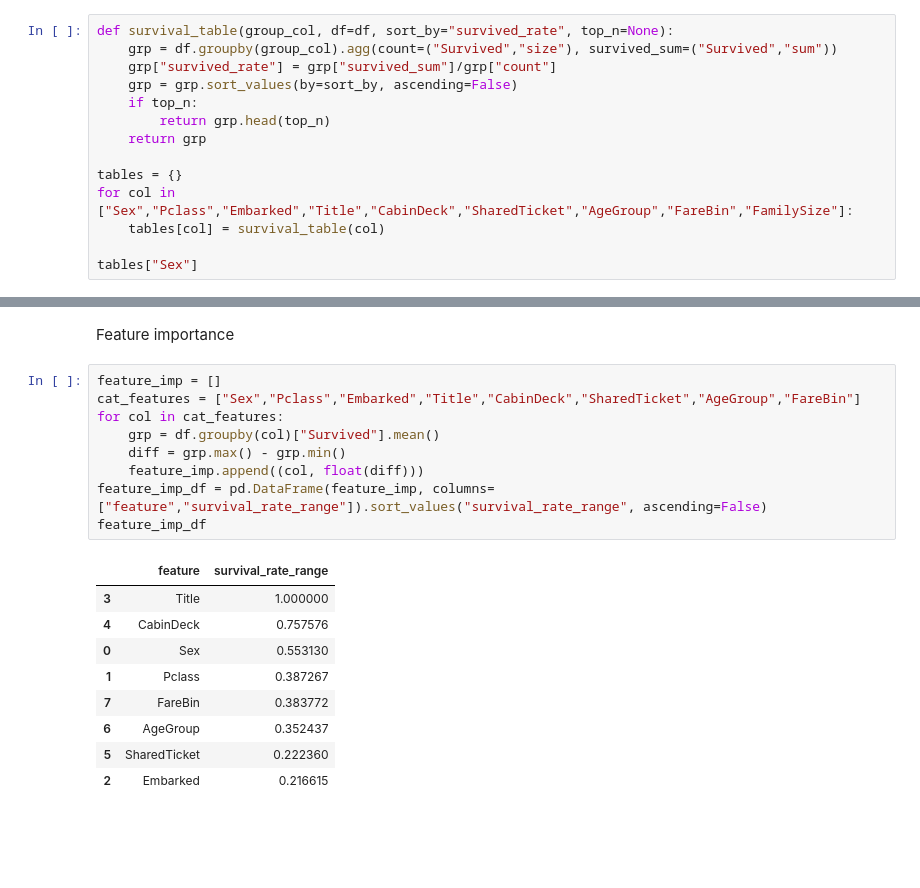
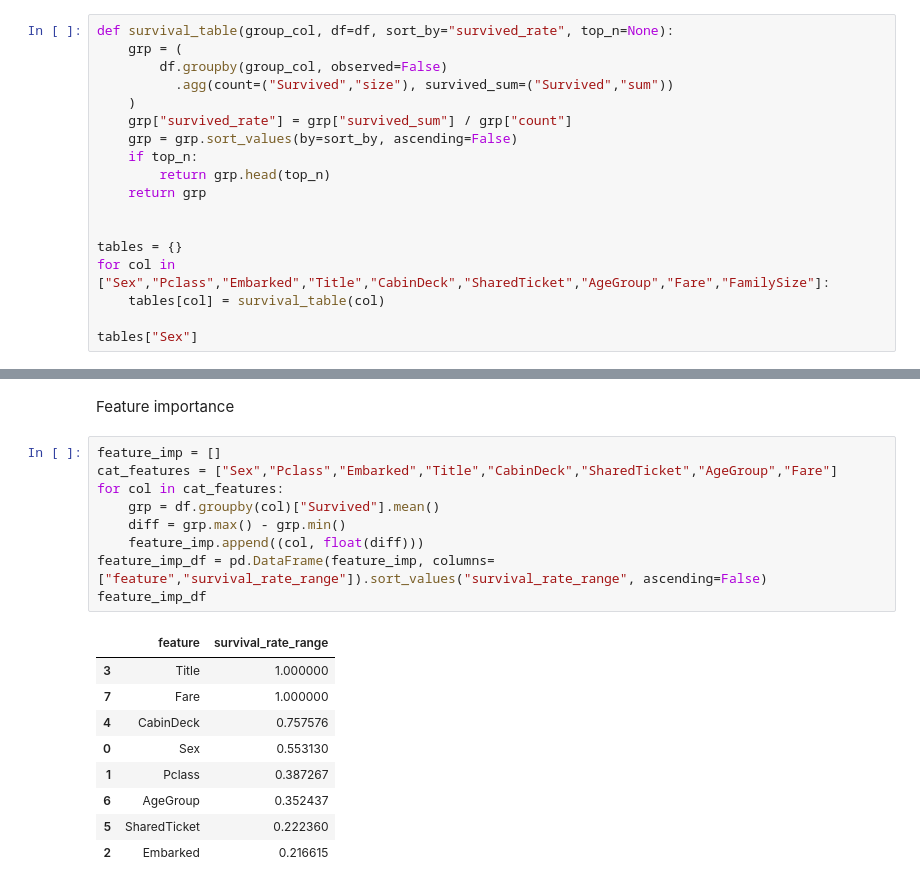
Before and after one commit to Asteliaa/Tms_ML, a Jupyter notebook: Lesson_6/task_lesson6.ipynb, the cells around one changed output, grey strips where cells are left out. Cells and saved outputs as stored; diff of their text form; blank space fills up the shorter version.

```diff
--- a/Lesson_6/task_lesson6.ipynb
+++ b/Lesson_6/task_lesson6.ipynb
@@ -103,15 +103,19 @@ dtype: int64
 Расчет выживаемости
 # %%
 def survival_table(group_col, df=df, sort_by="survived_rate", top_n=None):
-    grp = df.groupby(group_col).agg(count=("Survived","size"), survived_sum=("Survived","sum"))
-    grp["survived_rate"] = grp["survived_sum"]/grp["count"]
+    grp = (
+        df.groupby(group_col, observed=False)
+          .agg(count=("Survived","size"), survived_sum=("Survived","sum"))
+    )
+    grp["survived_rate"] = grp["survived_sum"] / grp["count"]
     grp = grp.sort_values(by=sort_by, ascending=False)
     if top_n:
         return grp.head(top_n)
     return grp
 
+
 tables = {}
-for col in ["Sex","Pclass","Embarked","Title","CabinDeck","SharedTicket","AgeGroup","FareBin","FamilySize"]:
+for col in ["Sex","Pclass","Embarked","Title","CabinDeck","SharedTicket","AgeGroup","Fare","FamilySize"]:
     tables[col] = survival_table(col)
 
 tables["Sex"]
@@ -238,20 +242,20 @@ df["FareBin"].value_counts().sort_index().plot(kind="bar", title="Распред
 Feature importance
 # %%
 feature_imp = []
-cat_features = ["Sex","Pclass","Embarked","Title","CabinDeck","SharedTicket","AgeGroup","FareBin"]
+cat_features = ["Sex","Pclass","Embarked","Title","CabinDeck","SharedTicket","AgeGroup","Fare"]
 for col in cat_features:
     grp = df.groupby(col)["Survived"].mean()
     diff = grp.max() - grp.min()
     feature_imp.append((col, float(diff)))
 feature_imp_df = pd.DataFrame(feature_imp, columns=["feature","survival_rate_range"]).sort_values("survival_rate_range", ascending=False)
 feature_imp_df
 # %% [output]
 |  | feature | survival_rate_range |
 | 3 | Title | 1.000000 |
+| 7 | Fare | 1.000000 |
 | 4 | CabinDeck | 0.757576 |
 | 0 | Sex | 0.553130 |
 | 1 | Pclass | 0.387267 |
-| 7 | FareBin | 0.383772 |
 | 6 | AgeGroup | 0.352437 |
 | 5 | SharedTicket | 0.222360 |
 | 2 | Embarked | 0.216615 |
```
